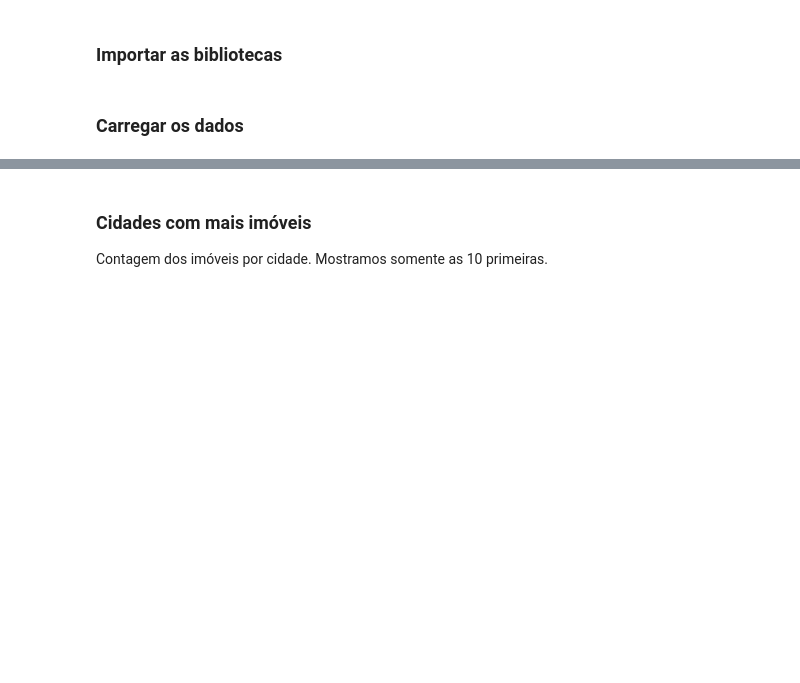
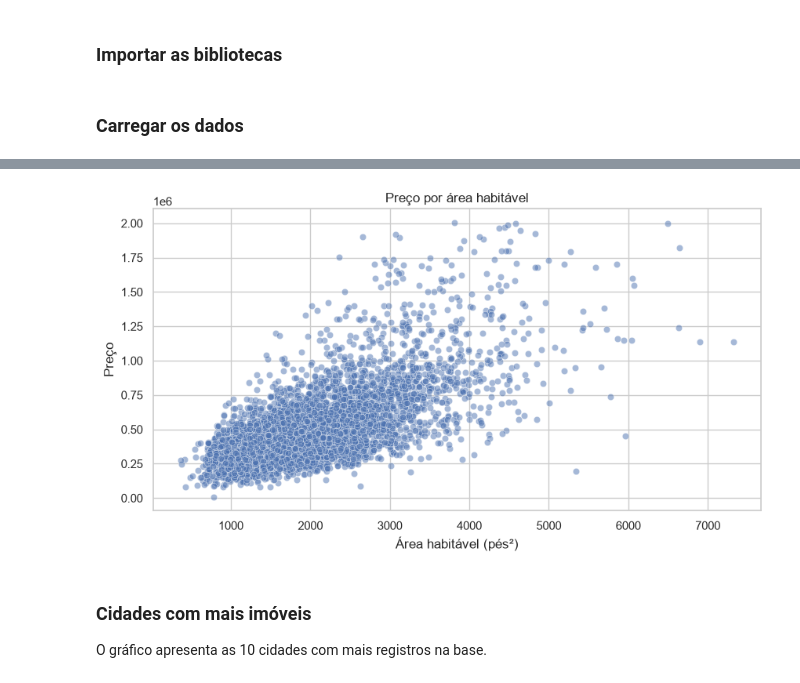
Before and after one commit to mpatellidev/projeto-dojo, a Jupyter notebook: notebook/EDA.ipynb, the cells around one changed output, grey strips where cells are left out. Saved outputs shown, nothing was run; the diff lists cells and outputs as text; code cells hidden in the pictures; blank space fills up the shorter version.

```diff
--- a/notebook/EDA.ipynb
+++ b/notebook/EDA.ipynb
@@ -36,12 +46,13 @@ Podemos ver se imóveis maiores custam mais.
 # %%
 plt.figure(figsize=(10, 5))
-sns.scatterplot(data=df, x='sqft_living', y='price')
+sns.scatterplot(data=df, x='sqft_living', y='price', alpha=0.5)
 plt.title('Preço por área habitável')
 plt.xlabel('Área habitável (pés²)')
 plt.ylabel('Preço')
 plt.show()
+# %% [output]
+[figure, added]
 # %% [markdown]
 ### Cidades com mais imóveis
 
-Contagem dos imóveis por cidade.
-Mostramos somente as 10 primeiras.
+O gráfico apresenta as 10 cidades com mais registros na base.
```
Also changed, not shown: parts of 20 cells of this notebook, 6 other files.
